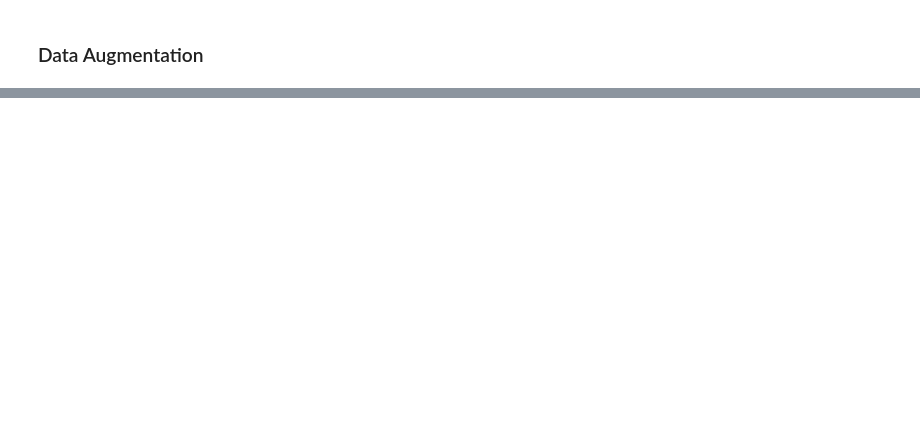
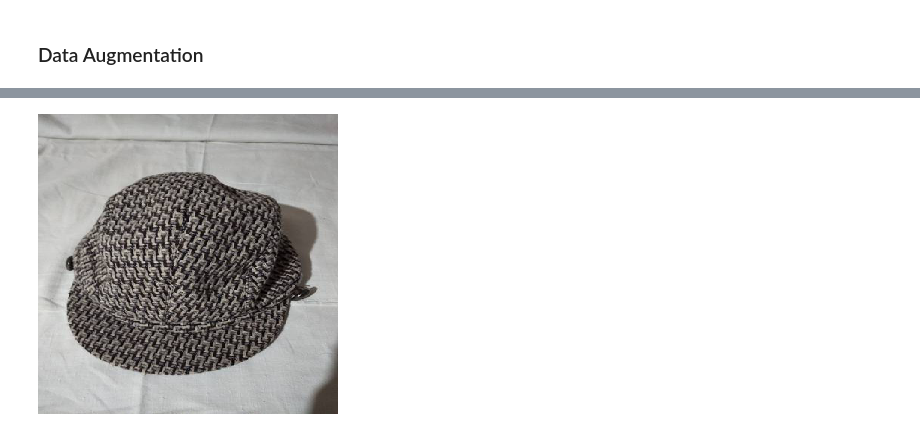
Before and after one commit to maclavijo/MLZoomcamp, a Jupyter notebook: Week9/Fashion - NeuralNets.ipynb, the cells around one changed output, grey strips where cells are left out. Saved outputs shown, nothing was run; the diff lists cells and outputs as text; code cells hidden in the pictures; blank space fills up the shorter version.

```diff
--- a/Week9/Fashion - NeuralNets.ipynb
+++ b/Week9/Fashion - NeuralNets.ipynb
@@ -516,0 +560,12 @@ img2
+# %%
+img2 = load_img('clothing-dataset-small/test/hat/31ae3916-c352-45fe-9866-a8947fc74991.jpg', target_size=(300,300))
+
+x = np.array(img2)
+X = np.array([x])
+X = preprocess_input(X)
+
+pred = modelx.predict(X)
+
+values = ['dress', 'hat', 'longsleeve',  'outwear', 'pants', 'shirt', 'shoes', 'shorts', 'skirt', 't-shirt']
+
+list(zip(values, pred[0]))
@@ -516,0 +583,4 @@ img2
+# %%
+img2
+# %% [output]
+[figure, added]
```
Also changed, not shown: parts of 39 cells of this notebook.
